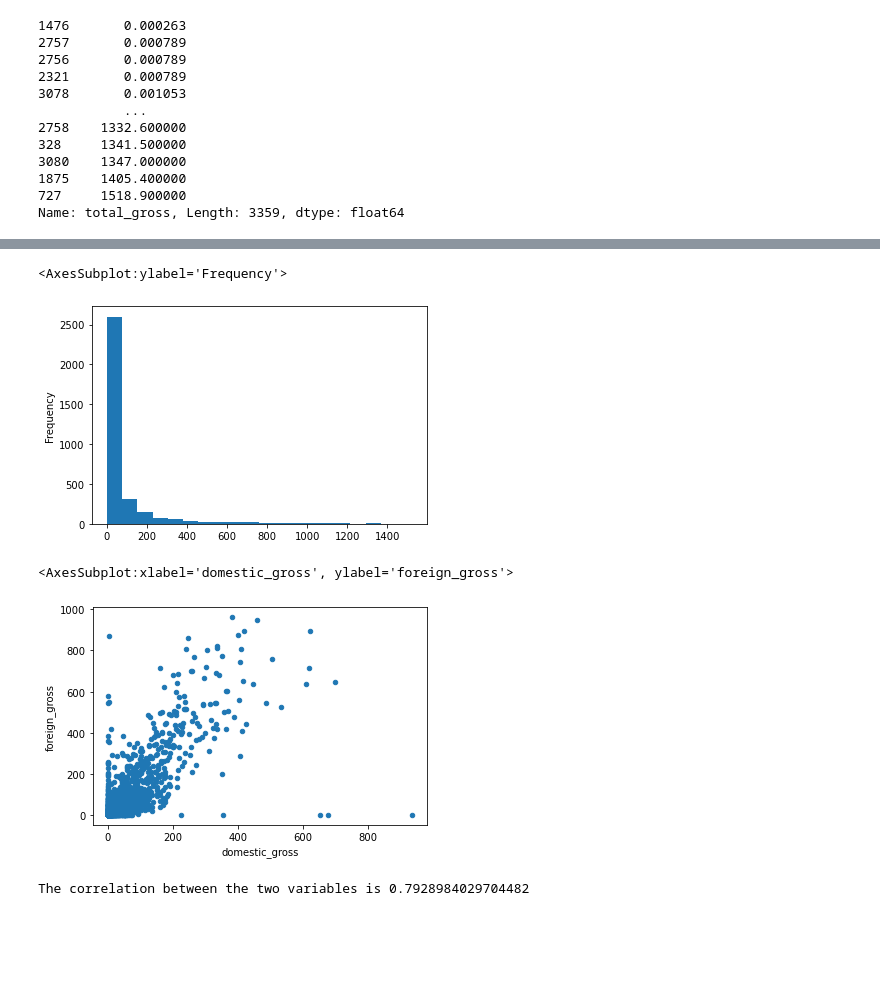
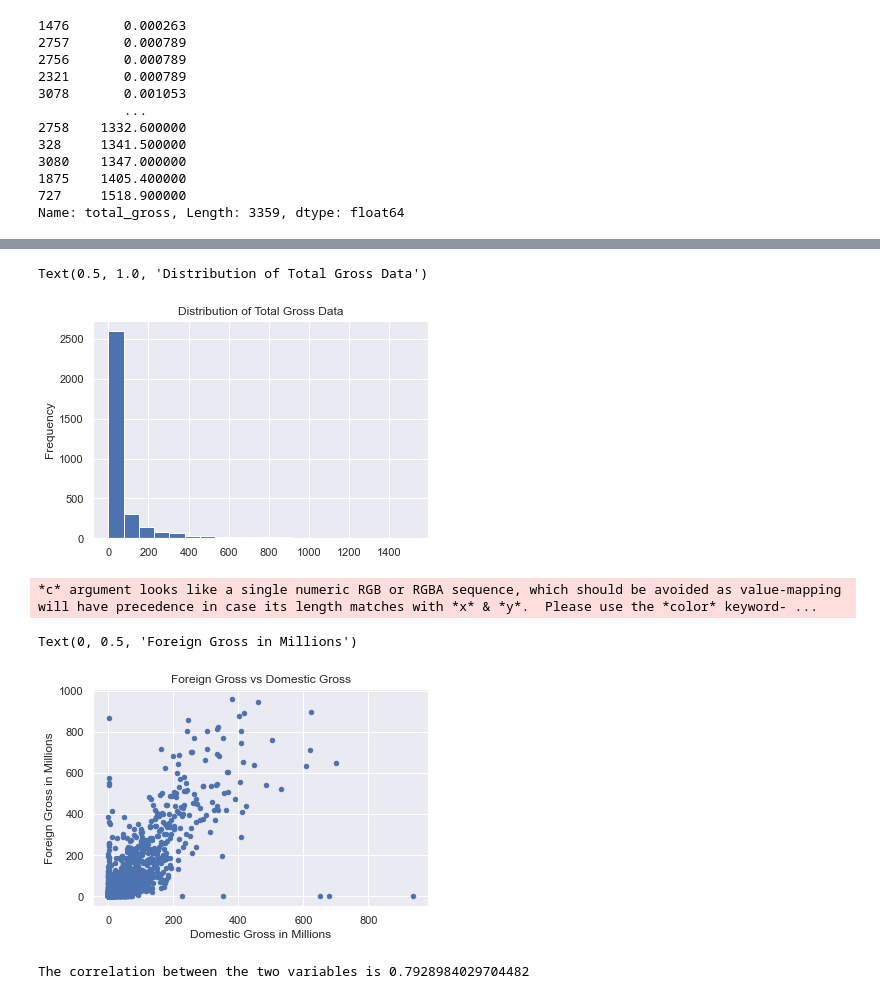
Before and after one commit to mehince/group-1-capstone, a Jupyter notebook: student.ipynb, the cells around one changed output, grey strips where cells are left out. Drawn from its saved outputs; the diff is of its cells as text; code cells hidden in the pictures; blank space fills up the shorter version.

Commit message:
Polished visualizations

```diff
--- a/student.ipynb
+++ b/student.ipynb
@@ -149,6 +149,9 @@ import matplotlib.pyplot as plt
 import seaborn as sns
 import os
 import datetime
+sns.set_style('darkgrid')
+sns.set_context('notebook')
+sns.set()
 # %% [markdown]
 # Gross Dataset
 # %%
@@ -197,6 +200,3 @@ movie_gross_df['foreign_gross'] = movie_gross_df['foreign_gross'].map(str_to_flo
 # %%
 # Lets test to see if the data type actually changed
 assert movie_gross_df['foreign_gross'].dtype  == np.float64
-# %%
-# Lets recast year as a datetime object
-movie_gross_df['year'] = pd.to_datetime(movie_gross_df['year'], format='%Y')
@@ -335,16 +332,23 @@ total_gross                                            1341.5
 Name: 328, dtype: object
 # %%
 # Lets visualize the distribution of total gross data
-movie_gross_df['total_gross'].plot.hist(bins=20)
+fig, axs = plt.subplots()
+movie_gross_df['total_gross'].plot.hist(bins=20, ax=axs)
+axs.set_title('Distribution of Total Gross Data')
 # %% [output]
-<AxesSubplot:ylabel='Frequency'>
+Text(0.5, 1.0, 'Distribution of Total Gross Data')
-[figure, old version]
+[figure, new version]
 # %%
 # Lets visually see the correlation between domestic and foreign gross
-movie_gross_df.plot.scatter('domestic_gross', 'foreign_gross')
+fig, axs = plt.subplots()
+movie_gross_df.plot.scatter('domestic_gross', 'foreign_gross', ax=axs)
+axs.set_title('Foreign Gross vs Domestic Gross')
+axs.set_xlabel('Domestic Gross in Millions')
+axs.set_ylabel('Foreign Gross in Millions')
 # %% [output]
-<AxesSubplot:xlabel='domestic_gross', ylabel='foreign_gross'>
+*c* argument looks like a single numeric RGB or RGBA sequence, which should be avoided as value-mapping will have precedence in case its length matches with *x* & *y*.  Please use the *color* keyword- ...
+Text(0, 0.5, 'Foreign Gross in Millions')
-[figure, old version]
+[figure, new version]
 # %%
 # Lets actually see what the correlation is between the two
 corr = np.corrcoef(movie_gross_df['domestic_gross'], movie_gross_df['foreign_gross'])[0][1]
```
Also changed, not shown: parts of 53 cells of this notebook.
